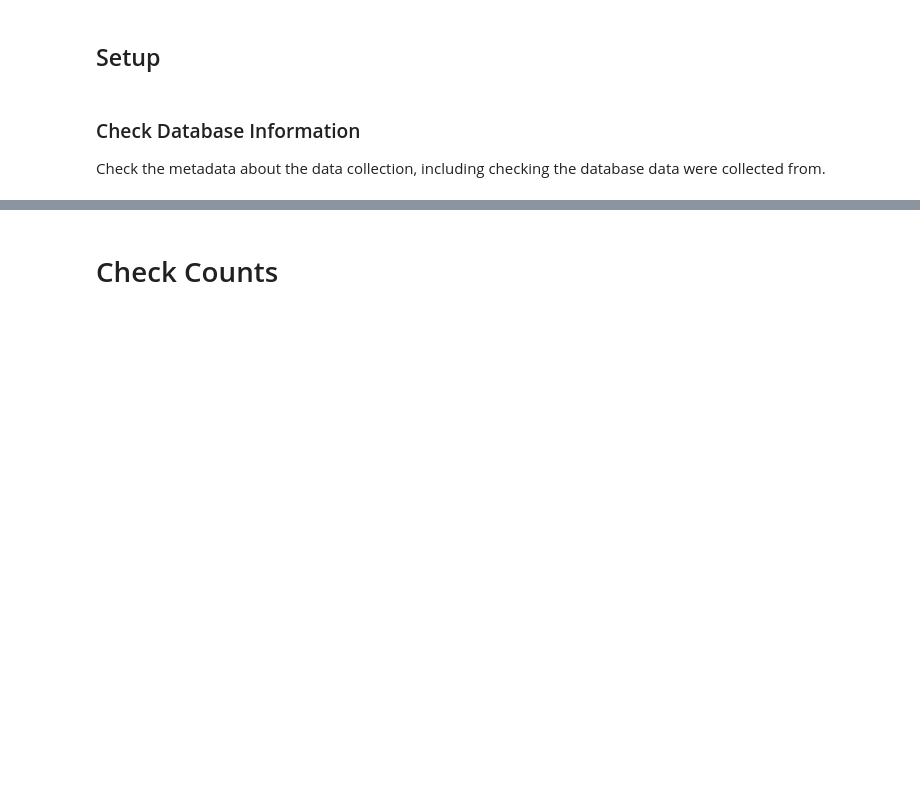
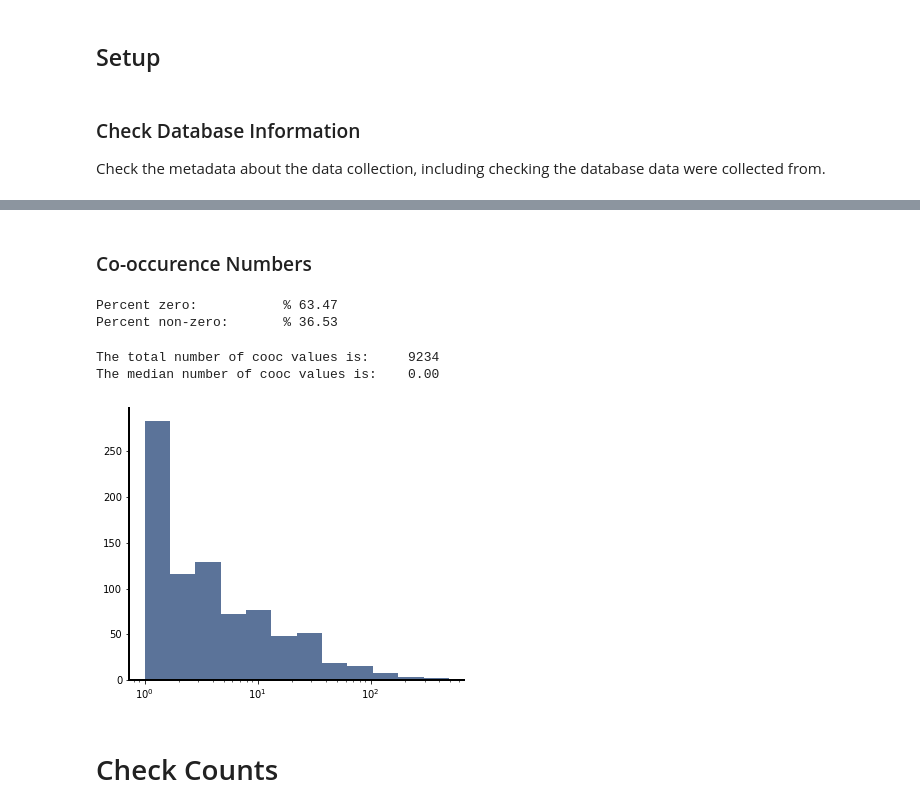
Before and after one commit to weblearn22/ERPscanr, a Jupyter notebook: notebooks/05-CountsDisease.ipynb, the cells around one changed output, grey strips where cells are left out. Saved outputs shown, nothing was run; the diff lists cells and outputs as text; code cells hidden in the pictures; blank space fills up the shorter version.

```diff
--- a/notebooks/05-CountsDisease.ipynb
+++ b/notebooks/05-CountsDisease.ipynb
@@ -88,0 +102,2 @@ Test for normality (log-spaced)          t-val: 0.08     p-val 0.96
+# %% [markdown]
+### Co-occurence Numbers
@@ -89,3 +109,22 @@ Test for normality (log-spaced)          t-val: 0.08     p-val 0.96
+# %%
+# Print out completeness of the co-occurence matrix
+print('Percent zero: \t\t% {:4.2f}'.format(percent_zero))
+print('Percent non-zero: \t% {:4.2f}'.format(100-percent_zero))
+# %% [output]
+Percent zero:           % 63.47
+Percent non-zero:       % 36.53
+# %%
+# Print out summaries of the co-occurence data
+print('The total number of cooc values is: \t{:d}'.format(sum(np.ravel(counts.counts))))
+print('The median number of cooc values is: \t{:2.2f}'.format(np.median(np.ravel(counts.counts))))
+# %% [output]
+The total number of cooc values is:     9234
+The median number of cooc values is:    0.00
+# %%
+# Plot the distribution of (non-zero) co-occurence values
+plot_count_hist(np.ravel(counts.counts), bins=12, log=True)
+# %% [output]
+[figure, added]
 # %% [markdown]
 # Check Counts
 # %%
```
Also changed, not shown: parts of 28 cells of this notebook, 1 other file.
